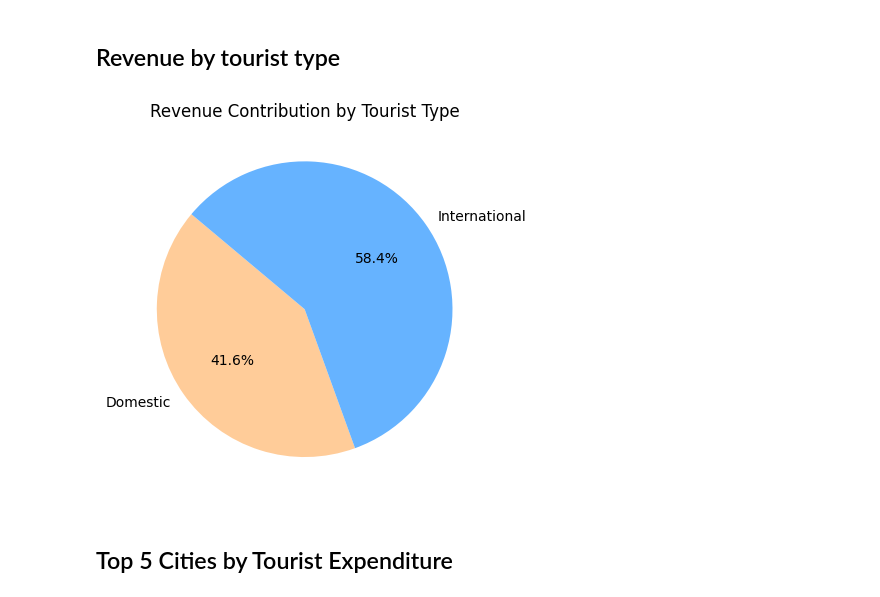
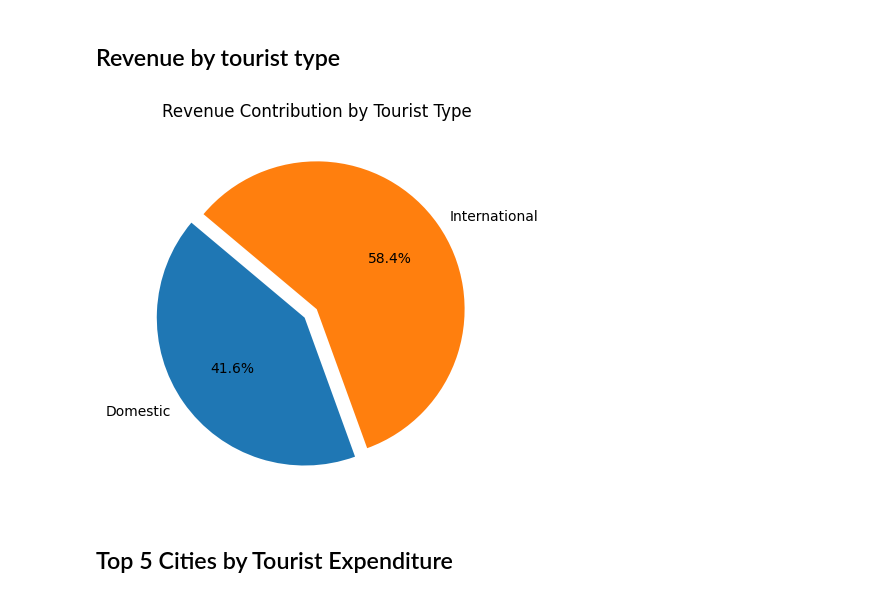
Before and after one commit to NadirAliOfficial/Pakistan-Tourism, a Jupyter notebook: project.ipynb, the cells around one changed output. Saved outputs shown, nothing was run; the diff lists cells and outputs as text; code cells hidden in the pictures.

```diff
--- a/project.ipynb
+++ b/project.ipynb
@@ -141,14 +141,14 @@ The peak tourist month is: Aug
 # %%
 # Total revenue by tourist type
 revenue_by_tourist_type = df.groupby('Tourist Type')['Revenue Generated (PKR)'].sum()
 
 # Plotting
-revenue_by_tourist_type.plot(kind='pie', autopct='%1.1f%%', colors=['#ffcc99', '#66b3ff'], startangle=140)
+revenue_by_tourist_type.plot(kind='pie', autopct='%1.1f%%', startangle=140, explode=[0.1,0])
 plt.title('Revenue Contribution by Tourist Type')
 plt.ylabel('')
 plt.show()
 # %% [output]
-[figure, old version]
+[figure, new version]
 # %% [markdown]
 <h2>Top 5 Cities by Tourist Expenditure</h2>
 # %%
```
Also changed, not shown: parts of 2 cells of this notebook, 16 other files.
